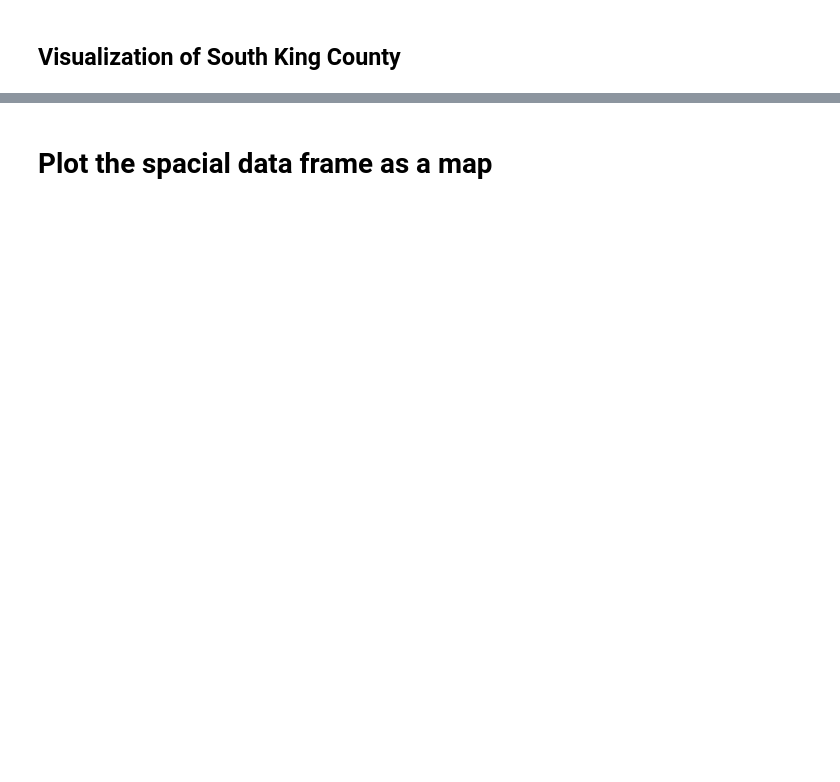
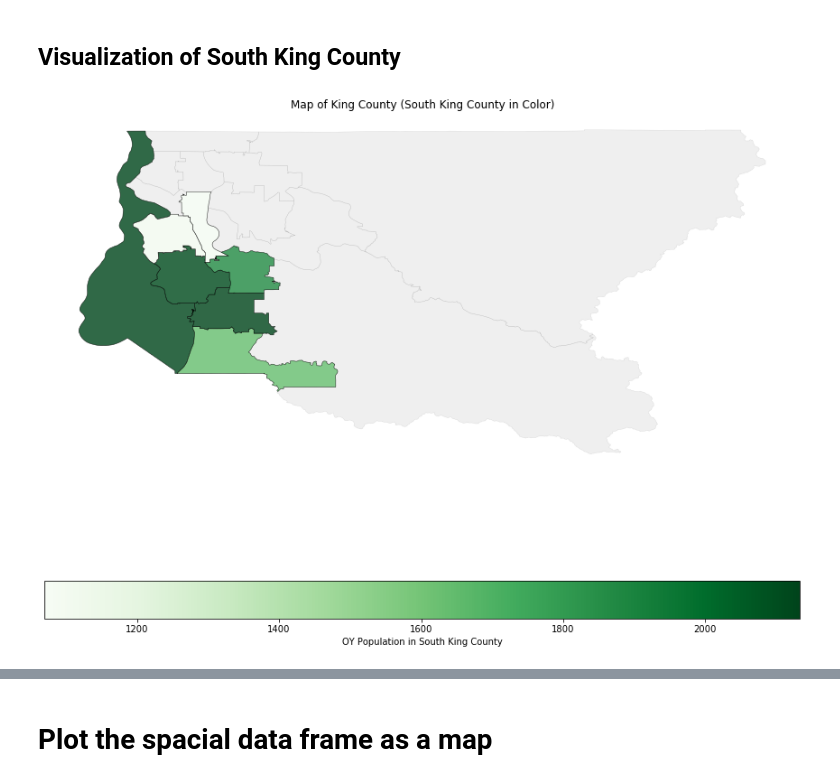
Before and after one commit to aabrahamson3/opportunity_youth, a Jupyter notebook: 01-making_a_map_aabrahamson.ipynb, the cells around one changed output, grey strips where cells are left out. Saved outputs shown, nothing was run; the diff lists cells and outputs as text; code cells hidden in the pictures; blank space fills up the shorter version.

```diff
--- a/01-making_a_map_aabrahamson.ipynb
+++ b/01-making_a_map_aabrahamson.ipynb
@@ -87,3 +82,20 @@ skc_puma
 | 53 | 53 | 11608 | 5311608 | King County (Northwest Central)--... | G6120 | S | 91442359 | 24875257 | +47.6041090 | ... |
 # %% [markdown]
 ## Visualization of South King County
+# %%
+#current 'best map' of King County
+f, ax = plt.subplots(1, figsize=(15, 15))
+ax = skc_puma.plot(ax=ax,
+              column='KCS', cmap='Accent_r', alpha = .1, linewidth=.5, edgecolor='black',  legend = False)
+ax = just_skc.plot(ax=ax,
+              column='total_per_region',
+              alpha = .8, legend = True,
+              cmap= 'Greens',
+              linewidth= 0.5,
+              edgecolor = 'black',
+              legend_kwds={'label': "OY Population in South King County", 'orientation': "horizontal"})
+ax.set_title('Map of King County (South King County in Color)')
+ax.set_axis_off()
+plt.savefig('South King County Opportunity Youth.png');
+# %% [output]
+[figure, added]
```
Also changed, not shown: parts of 14 cells of this notebook, 8 other files.
